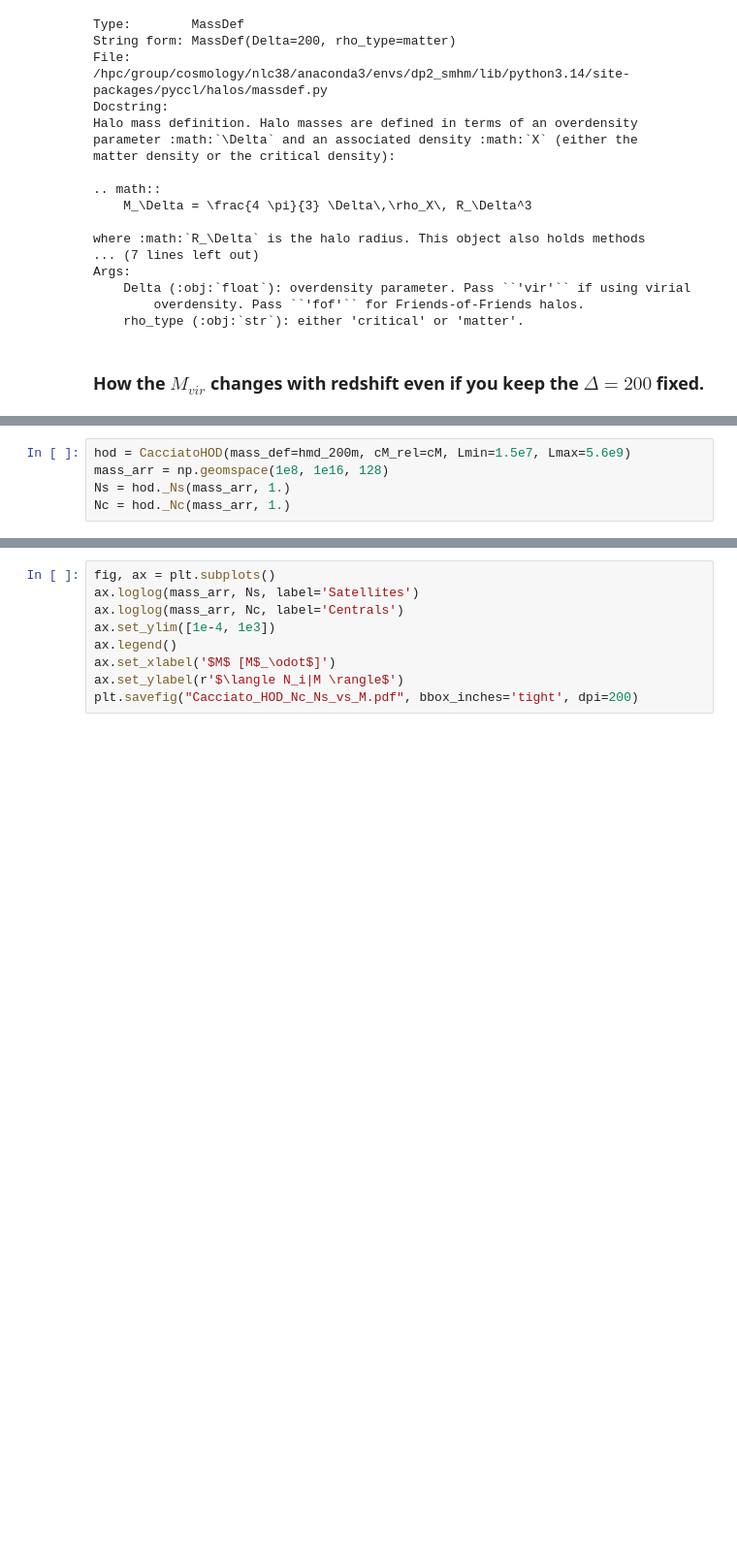
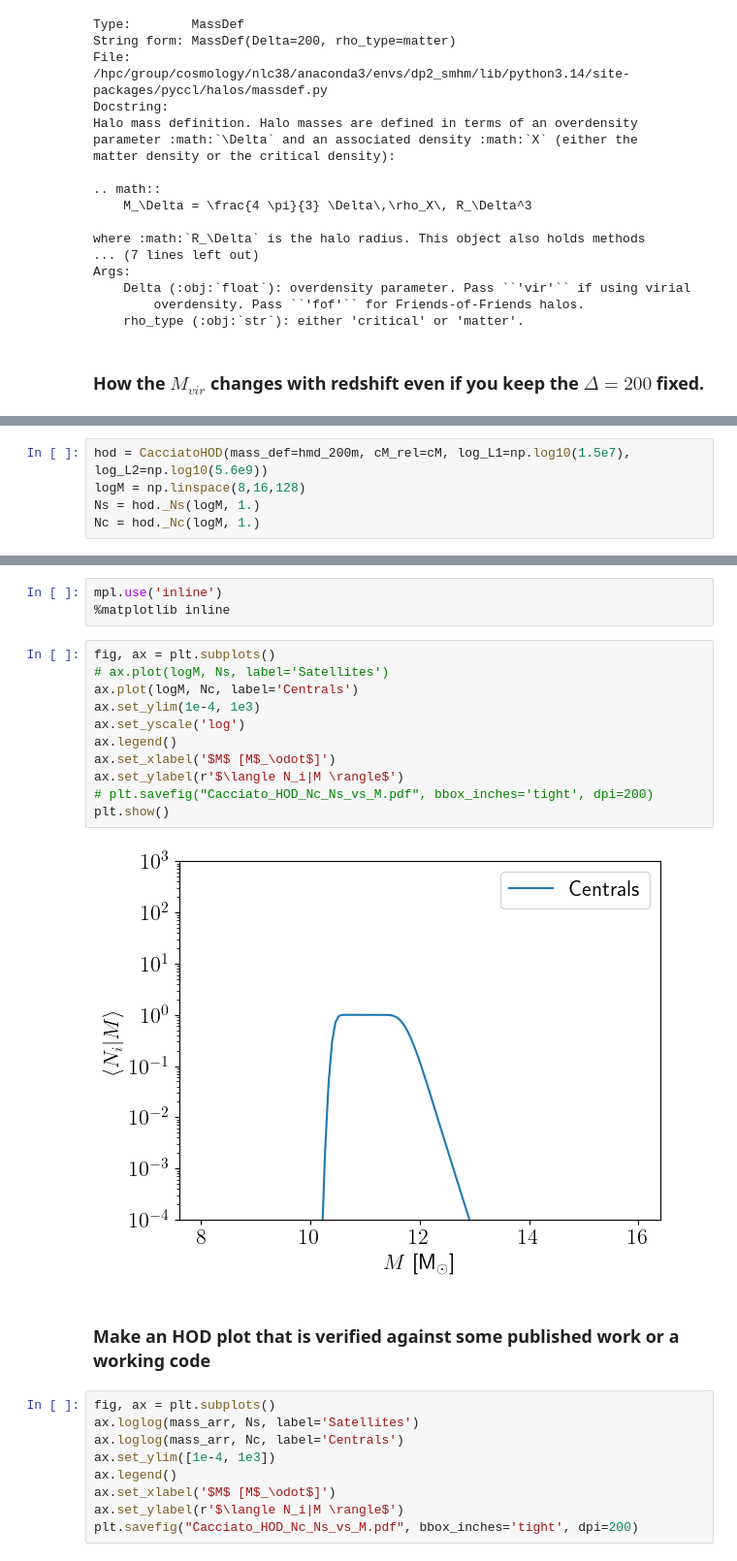
Before and after one commit to 0Navin0/CCLX, a Jupyter notebook: my_work/Cacciato_HOD.ipynb, the cells around one changed output, grey strips where cells are left out. Shown at 97% size. Drawn from its saved outputs; the diff is of its cells as text; blank space fills up the shorter version.

```diff
--- a/my_work/Cacciato_HOD.ipynb
+++ b/my_work/Cacciato_HOD.ipynb
@@ -148,5 +212,5 @@ class CacciatoHOD(ccl.halos.HaloProfileHOD):
 # %%
-hod = CacciatoHOD(mass_def=hmd_200m, cM_rel=cM, Lmin=1.5e7, Lmax=5.6e9)
-mass_arr = np.geomspace(1e8, 1e16, 128)
-Ns = hod._Ns(mass_arr, 1.)
-Nc = hod._Nc(mass_arr, 1.)
+hod = CacciatoHOD(mass_def=hmd_200m, cM_rel=cM, log_L1=np.log10(1.5e7), log_L2=np.log10(5.6e9))
+logM = np.linspace(8,16,128)
+Ns = hod._Ns(logM, 1.)
+Nc = hod._Nc(logM, 1.)
@@ -153,3 +237,21 @@ Nc = hod._Nc(mass_arr, 1.)
+# %%
+mpl.use('inline')
+%matplotlib inline
+# %%
+fig, ax = plt.subplots()
+# ax.plot(logM, Ns, label='Satellites')
+ax.plot(logM, Nc, label='Centrals')
+ax.set_ylim(1e-4, 1e3)
+ax.set_yscale('log')
+ax.legend()
+ax.set_xlabel('$M$ [M$_\odot$]')
+ax.set_ylabel(r'$\langle N_i|M \rangle$')
+# plt.savefig("Cacciato_HOD_Nc_Ns_vs_M.pdf", bbox_inches='tight', dpi=200)
+plt.show()
+# %% [output]
+[figure, added]
+# %% [markdown]
+### Make an HOD plot that is verified against some published work or a working code
 # %%
 fig, ax = plt.subplots()
 ax.loglog(mass_arr, Ns, label='Satellites')
```
Also changed, not shown: parts of 8 cells of this notebook.
